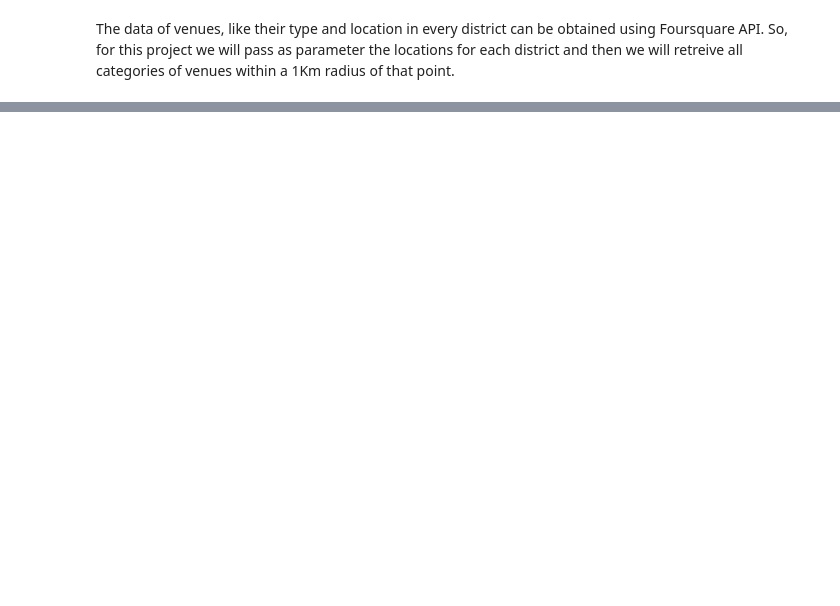
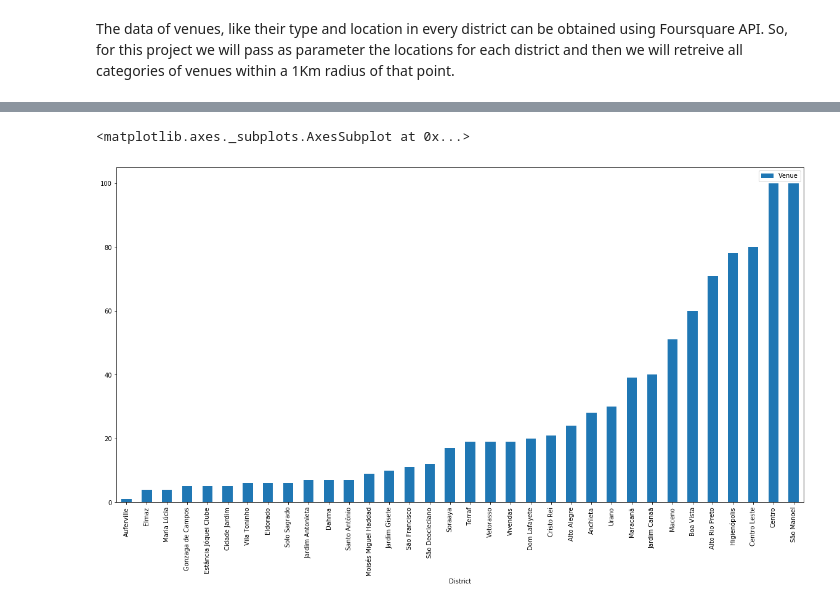
Before and after one commit to BrunoKings0/Coursera_Capstone, a Jupyter notebook: Capstone Project.ipynb, the cells around one changed output, grey strips where cells are left out. Saved outputs shown, nothing was run; the diff lists cells and outputs as text; code cells hidden in the pictures; blank space fills up the shorter version.

```diff
--- a/Capstone Project.ipynb
+++ b/Capstone Project.ipynb
@@ -32,0 +114,6 @@ So, for this project we will pass as parameter the locations for each district a
+# %%
+df_sp['City']='São Paulo'
+df_rp['City']='São José do Rio Preto'
+
+df_twoCities = df_sp.append(df_rp)
+df_twoCities.head()
@@ -32,0 +233,8 @@ So, for this project we will pass as parameter the locations for each district a
+# %%
+rp_count =cities_venues.loc[cities_venues['City'] == 'São José do Rio Preto'].groupby('District').count()[['Venue']]
+rp_count = rp_count.sort_values(by=['Venue'])
+# %%
+rp_count.plot(kind='bar', figsize=(20, 10))
+# %% [output]
+<matplotlib.axes._subplots.AxesSubplot at 0x...>
+[figure, added]
```
Also changed, not shown: parts of 93 cells of this notebook, 2 other files.
